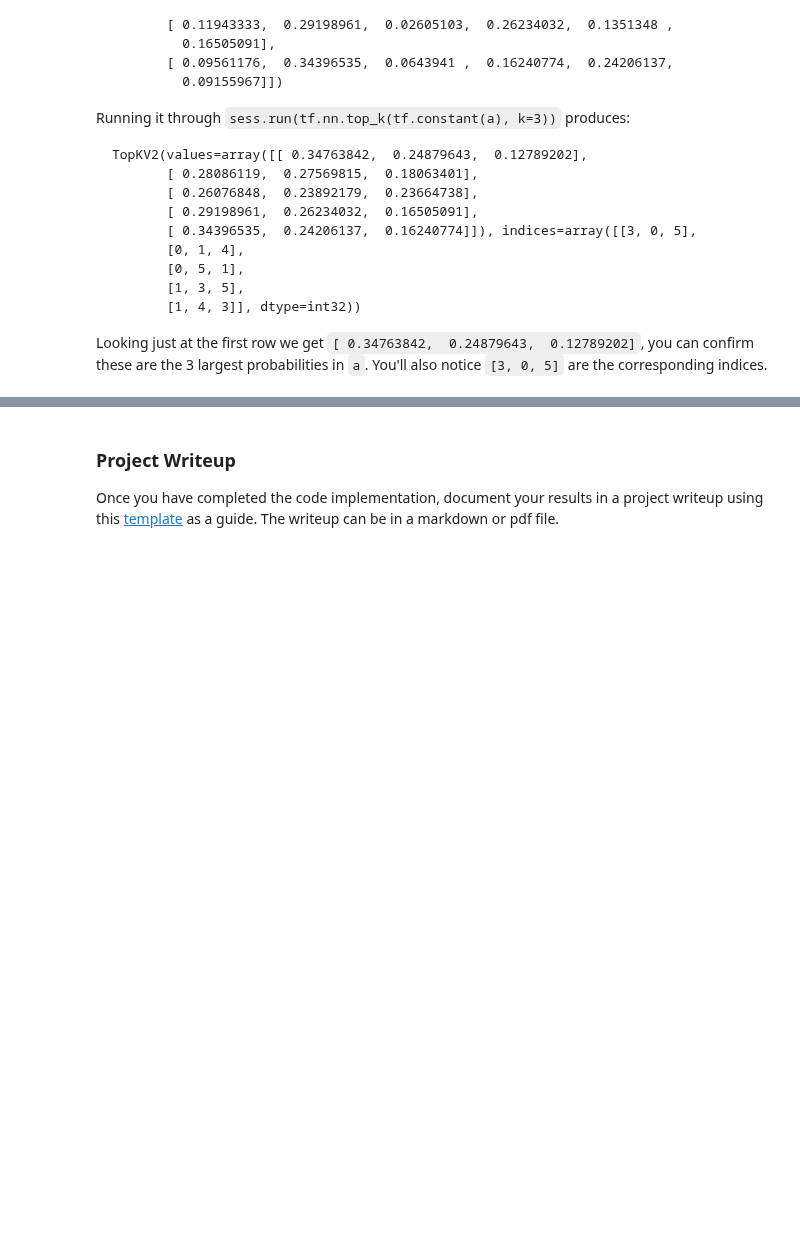
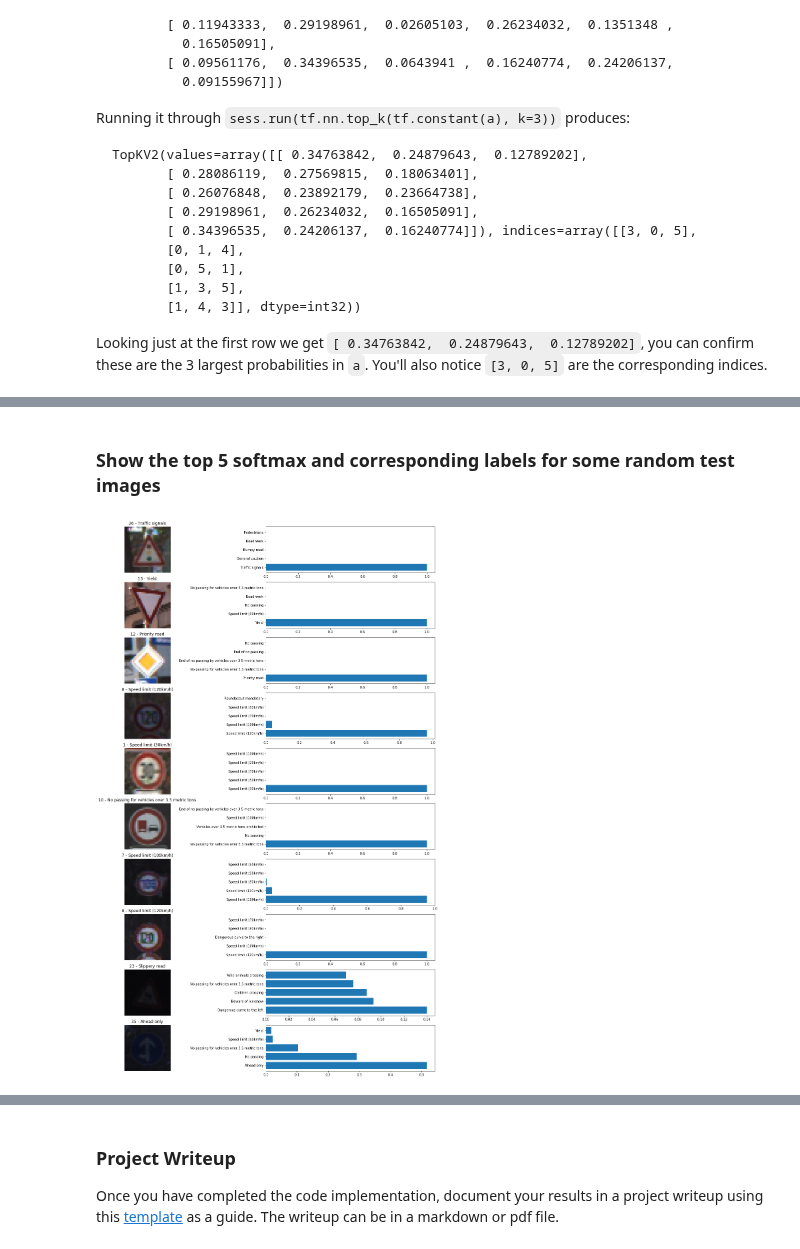
Before and after one commit to WangYuanMike/CarND-Traffic-Sign-Classifier-Project, a Jupyter notebook: Traffic_Sign_Classifier.ipynb, the cells around one changed output, grey strips where cells are left out. Drawn from its saved outputs; the diff is of its cells as text; code cells hidden in the pictures; blank space fills up the shorter version.

Commit message:
Show top 5 softmax

```diff
--- a/Traffic_Sign_Classifier.ipynb
+++ b/Traffic_Sign_Classifier.ipynb
@@ -637,3 +565,21 @@ Looking just at the first row we get `[ 0.34763842,  0.24879643,  0.12789202]`,
 # %%
 ### Print out the top five softmax probabilities for the predictions on the German traffic sign images found on the web.
 ### Feel free to use as many code cells as needed.
+
+def get_top_5_softmax(sess, logits, X_data):
+    softmax = sess.run(tf.nn.softmax(logits), feed_dict={x: X_data,
+                                                         is_training: False,
+                                                         dropout_rate: 0.4})
+    top_5_softmax = tf.nn.top_k(softmax, k=5)
+    return sess.run(top_5_softmax)
+
+
+with tf.Session() as sess:
+    saver.restore(sess, tf.train.latest_checkpoint('.'))
+    top_5 = get_top_5_softmax(sess, logits, X_test)
+    print('')
+    print('top_5.values {}'.format(top_5.values.shape))
+    print(top_5.values)
+    print('')
+    print('top_5.indices {}'.format(top_5.indices.shape))
+    print(top_5.indices)
@@ -639,0 +604,37 @@ Looking just at the first row we get `[ 0.34763842,  0.24879643,  0.12789202]`,
+# %% [markdown]
+### Show the top 5 softmax and corresponding labels for some random test images
+# %%
+import csv
+import glob
+
+#Import traffic signs class names
+sign_names=[]
+with open('signnames.csv', 'rt') as csvfile:
+    reader = csv.DictReader(csvfile, delimiter=',')
+    for row in reader:
+        sign_names.append((row['SignName']))
+sign_names = np.array(sign_names)
+
+#Import test images
+test_img = test['features']
+
+# Show the top 5 softmax and corresponding labels for some random traffic sign test images
+num_display = 10
+img_index = np.random.randint(n_test, size=num_display)
+
+plt.figure(figsize=(20, 30))
+for i in range(num_display):
+    # Show image and class No. as image title
+    plt.subplot(num_display, 2, 2*i+1)
+    plt.imshow(test_img[img_index[i]])
+    image_title = str(y_test[img_index[i]]) + " - " + sign_names[y_test[img_index[i]]]
+    plt.title(image_title)
+    plt.axis('off')
+    # Show top 5 softmax and use corresponding sign name
+    plt.subplot(num_display, 2, 2*i+2)
+    plt.barh(np.arange(1, 6, 1), top_5.values[img_index[i], :])
+    plt.yticks(np.arange(1, 6, 1), sign_names[top_5.indices[img_index[i]]])
+
+plt.show()
+# %% [output]
+[figure, added]
```
Also changed, not shown: parts of 13 cells of this notebook.
